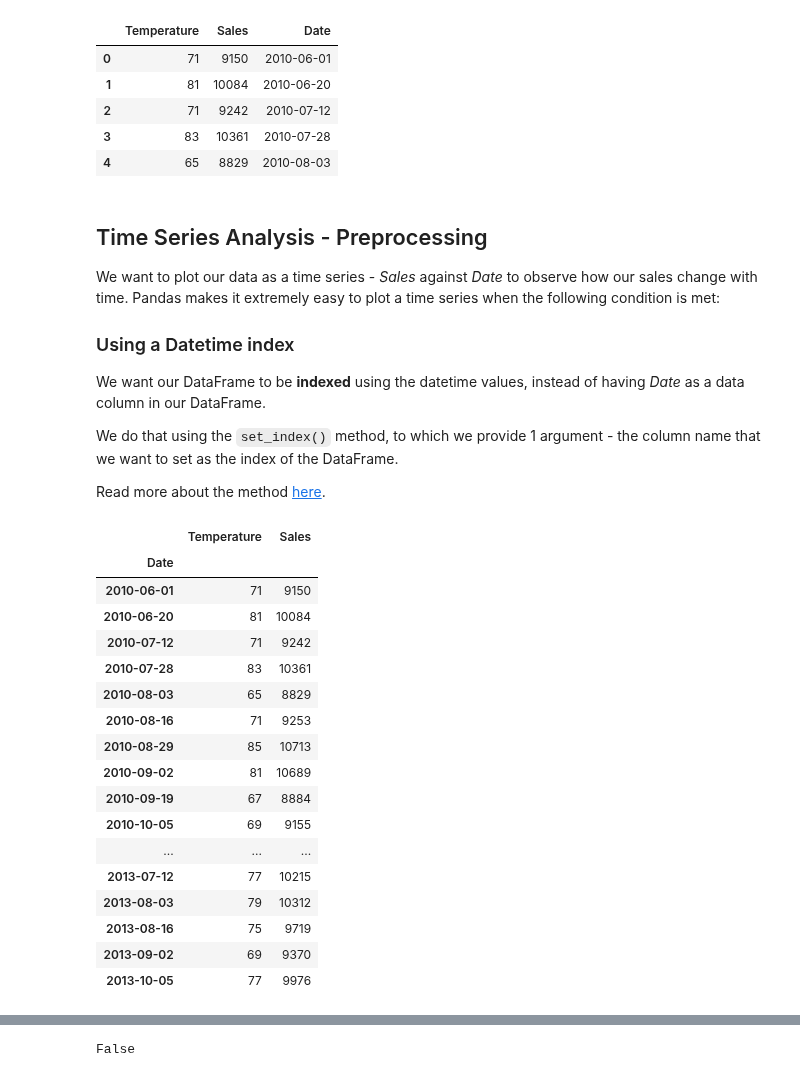
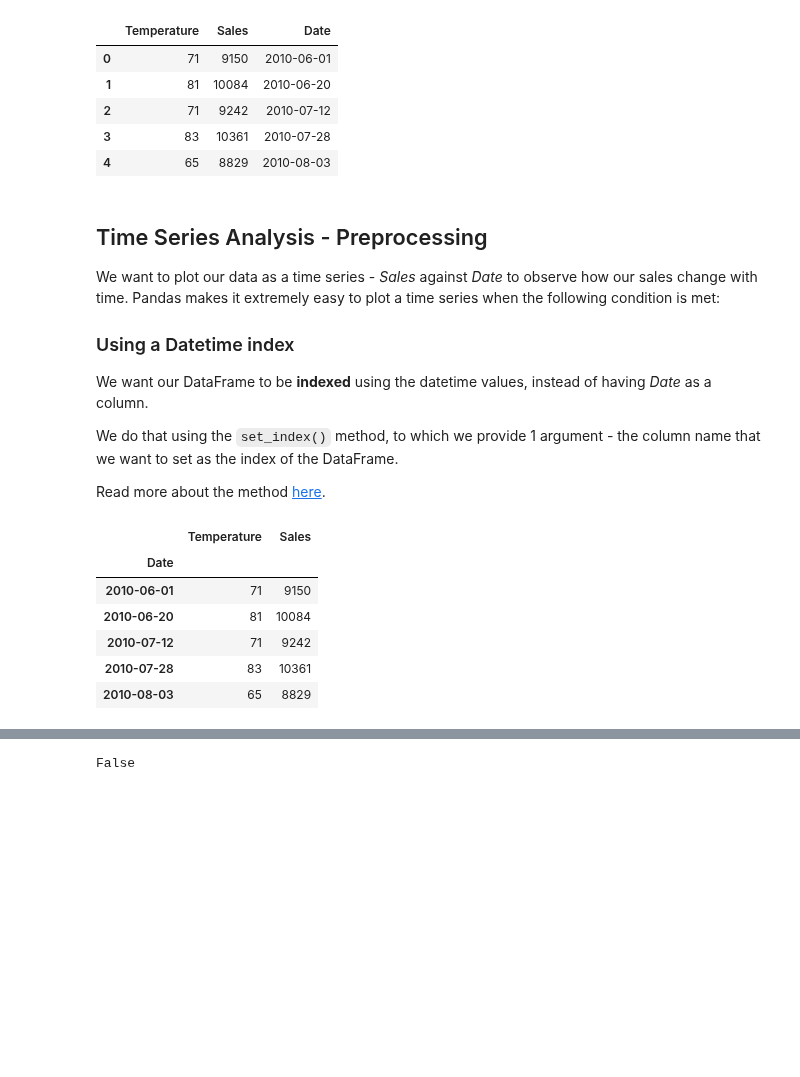
Before and after one commit to IshanaRaina/pandas-labs, a Jupyter notebook: teenage_pandas.ipynb, the cells around one changed output, grey strips where cells are left out. Cells and saved outputs as stored; diff of their text form; code cells hidden in the pictures; blank space fills up the shorter version.

```diff
--- a/teenage_pandas.ipynb
+++ b/teenage_pandas.ipynb
@@ -293,7 +301,7 @@ df.head()
 We want to plot our data as a time series - _Sales_ against _Date_ to observe how our sales change with time. Pandas makes it extremely easy to plot a time series when the following condition is met:
 
 ### Using a Datetime index
-We want our DataFrame to be **indexed** using the datetime values, instead of having _Date_ as a data column in our DataFrame.
+We want our DataFrame to be **indexed** using the datetime values, instead of having _Date_ as a column.
 
 We do that using the `set_index()` method, to which we provide 1 argument - the column name that we want to set as the index of the DataFrame.
 
@@ -301,26 +309,15 @@ Read more about the method [here](https://pandas.pydata.org/pandas-docs/stable/r
 # %%
 df = df.set_index('Date')
 # %%
-df
+df.head()
 # %% [output]
 |  | Temperature | Sales |
 | Date |  |  |
 | 2010-06-01 | 71 | 9150 |
 | 2010-06-20 | 81 | 10084 |
 | 2010-07-12 | 71 | 9242 |
 | 2010-07-28 | 83 | 10361 |
 | 2010-08-03 | 65 | 8829 |
-| 2010-08-16 | 71 | 9253 |
-| 2010-08-29 | 85 | 10713 |
-| 2010-09-02 | 81 | 10689 |
-| 2010-09-19 | 67 | 8884 |
-| 2010-10-05 | 69 | 9155 |
-| ... | ... | ... |
-| 2013-07-12 | 77 | 10215 |
-| 2013-08-03 | 79 | 10312 |
-| 2013-08-16 | 75 | 9719 |
-| 2013-09-02 | 69 | 9370 |
-| 2013-10-05 | 77 | 9976 |
 # %%
 df.info()
 # %% [output]
```
Also changed, not shown: parts of 17 cells of this notebook.
